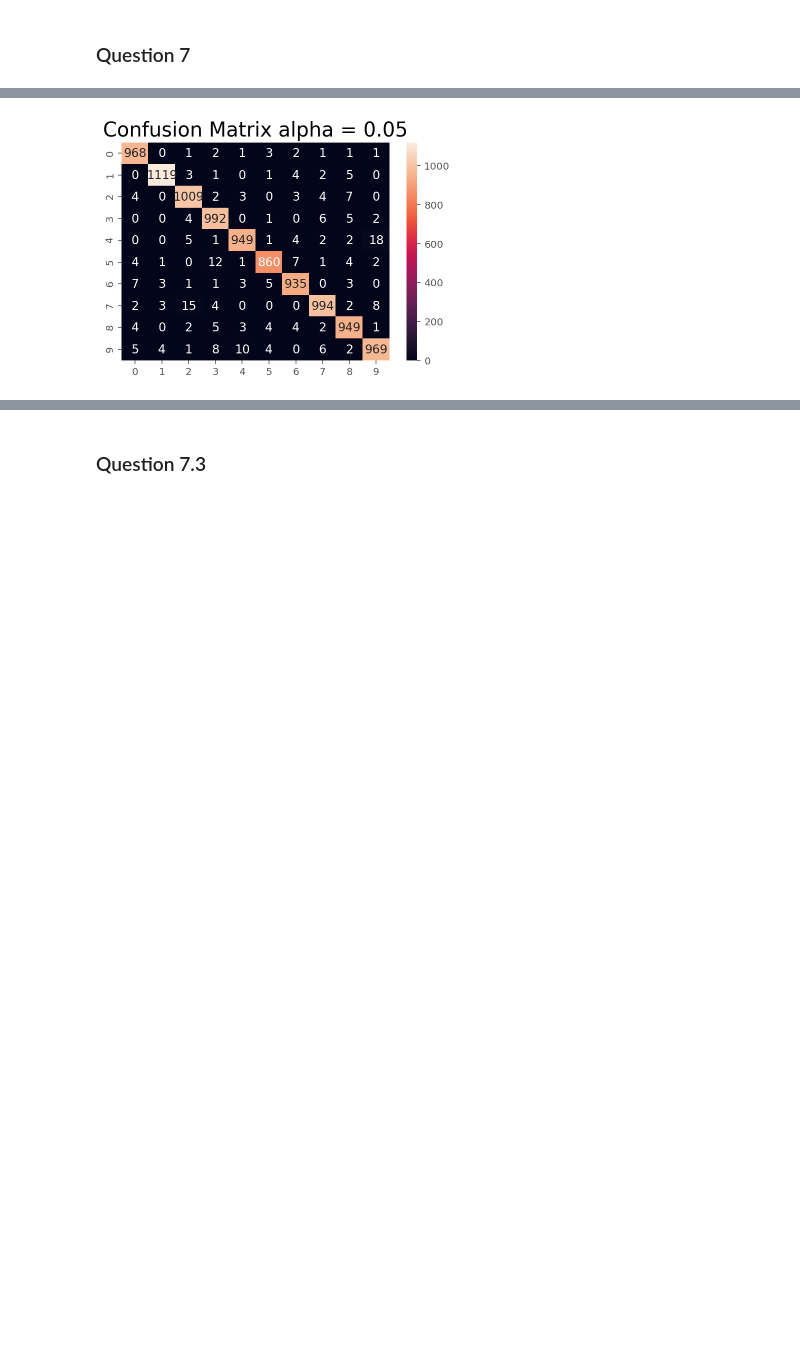
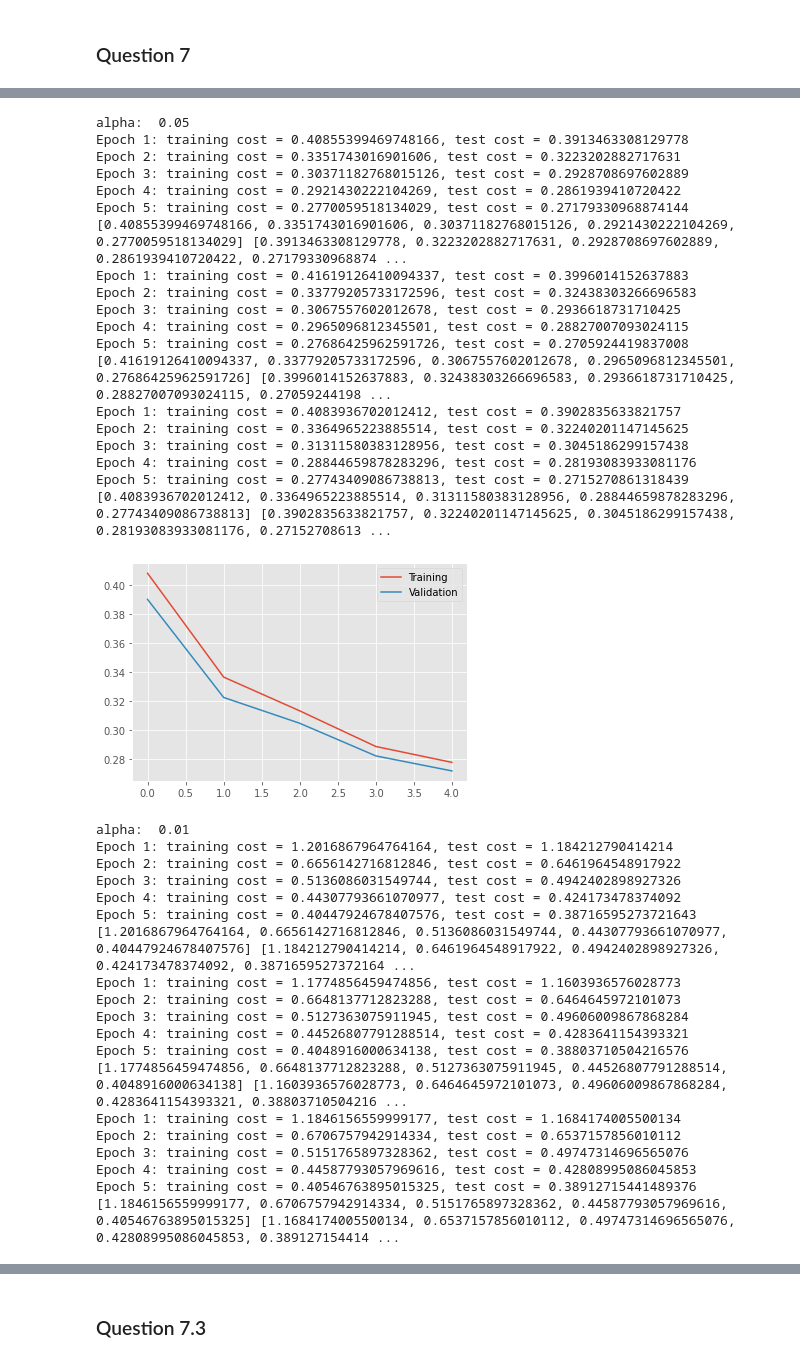
Before and after one commit to guedesbruna/DeepLearning, a Jupyter notebook: Assignment1/new copy.ipynb, the cells around one changed output, grey strips where cells are left out. Drawn from its saved outputs; the diff is of its cells as text; code cells hidden in the pictures; blank space fills up the shorter version.

```diff
--- a/Assignment1/new copy.ipynb
+++ b/Assignment1/new copy.ipynb
@@ -598,8 +480,44 @@ KeyboardInterrupt:
-# %%
-ax = plt.axes()
-sns.heatmap(confusion_matrix(labels, predictions),fmt="d", annot=True, annot_kws={"size": 12}, ax=ax)
-
-ax.set_title('Confusion Matrix alpha = 0.05', fontsize=20)
-plt.show()
-# %% [output]
-[figure, removed]
+# %%
+iter05, l05, p05 = tuning_alpha(0.05)
+iter01, l01, p01 = tuning_alpha(0.01)
+iter001, l001, p001 = tuning_alpha(0.001)
+# %% [output]
+alpha:  0.05
+Epoch 1: training cost = 0.40855399469748166, test cost = 0.3913463308129778
+Epoch 2: training cost = 0.3351743016901606, test cost = 0.3223202882717631
+Epoch 3: training cost = 0.30371182768015126, test cost = 0.2928708697602889
+Epoch 4: training cost = 0.2921430222104269, test cost = 0.2861939410720422
+Epoch 5: training cost = 0.2770059518134029, test cost = 0.27179330968874144
+[0.40855399469748166, 0.3351743016901606, 0.30371182768015126, 0.2921430222104269, 0.2770059518134029] [0.3913463308129778, 0.3223202882717631, 0.2928708697602889, 0.2861939410720422, 0.27179330968874 ...
+Epoch 1: training cost = 0.41619126410094337, test cost = 0.3996014152637883
+Epoch 2: training cost = 0.33779205733172596, test cost = 0.32438303266696583
+Epoch 3: training cost = 0.3067557602012678, test cost = 0.2936618731710425
+Epoch 4: training cost = 0.2965096812345501, test cost = 0.28827007093024115
+Epoch 5: training cost = 0.27686425962591726, test cost = 0.2705924419837008
+[0.41619126410094337, 0.33779205733172596, 0.3067557602012678, 0.2965096812345501, 0.27686425962591726] [0.3996014152637883, 0.32438303266696583, 0.2936618731710425, 0.28827007093024115, 0.27059244198 ...
+Epoch 1: training cost = 0.4083936702012412, test cost = 0.3902835633821757
+Epoch 2: training cost = 0.3364965223885514, test cost = 0.32240201147145625
+Epoch 3: training cost = 0.31311580383128956, test cost = 0.3045186299157438
+Epoch 4: training cost = 0.28844659878283296, test cost = 0.28193083933081176
+Epoch 5: training cost = 0.27743409086738813, test cost = 0.2715270861318439
+[0.4083936702012412, 0.3364965223885514, 0.31311580383128956, 0.28844659878283296, 0.27743409086738813] [0.3902835633821757, 0.32240201147145625, 0.3045186299157438, 0.28193083933081176, 0.27152708613 ...
+[figure, added]
+alpha:  0.01
+Epoch 1: training cost = 1.2016867964764164, test cost = 1.184212790414214
+Epoch 2: training cost = 0.6656142716812846, test cost = 0.6461964548917922
+Epoch 3: training cost = 0.5136086031549744, test cost = 0.4942402898927326
+Epoch 4: training cost = 0.44307793661070977, test cost = 0.424173478374092
+Epoch 5: training cost = 0.40447924678407576, test cost = 0.38716595273721643
+[1.2016867964764164, 0.6656142716812846, 0.5136086031549744, 0.44307793661070977, 0.40447924678407576] [1.184212790414214, 0.6461964548917922, 0.4942402898927326, 0.424173478374092, 0.3871659527372164 ...
+Epoch 1: training cost = 1.1774856459474856, test cost = 1.1603936576028773
+Epoch 2: training cost = 0.6648137712823288, test cost = 0.6464645972101073
+Epoch 3: training cost = 0.5127363075911945, test cost = 0.49606009867868284
+Epoch 4: training cost = 0.44526807791288514, test cost = 0.4283641154393321
+Epoch 5: training cost = 0.4048916000634138, test cost = 0.38803710504216576
+[1.1774856459474856, 0.6648137712823288, 0.5127363075911945, 0.44526807791288514, 0.4048916000634138] [1.1603936576028773, 0.6464645972101073, 0.49606009867868284, 0.4283641154393321, 0.38803710504216 ...
+Epoch 1: training cost = 1.1846156559999177, test cost = 1.1684174005500134
+Epoch 2: training cost = 0.6706757942914334, test cost = 0.6537157856010112
+Epoch 3: training cost = 0.5151765897328362, test cost = 0.49747314696565076
+Epoch 4: training cost = 0.44587793057969616, test cost = 0.42808995086045853
+Epoch 5: training cost = 0.40546763895015325, test cost = 0.38912715441489376
+[1.1846156559999177, 0.6706757942914334, 0.5151765897328362, 0.44587793057969616, 0.40546763895015325] [1.1684174005500134, 0.6537157856010112, 0.49747314696565076, 0.42808995086045853, 0.389127154414 ...
```
Also changed, not shown: parts of 9 cells of this notebook.
